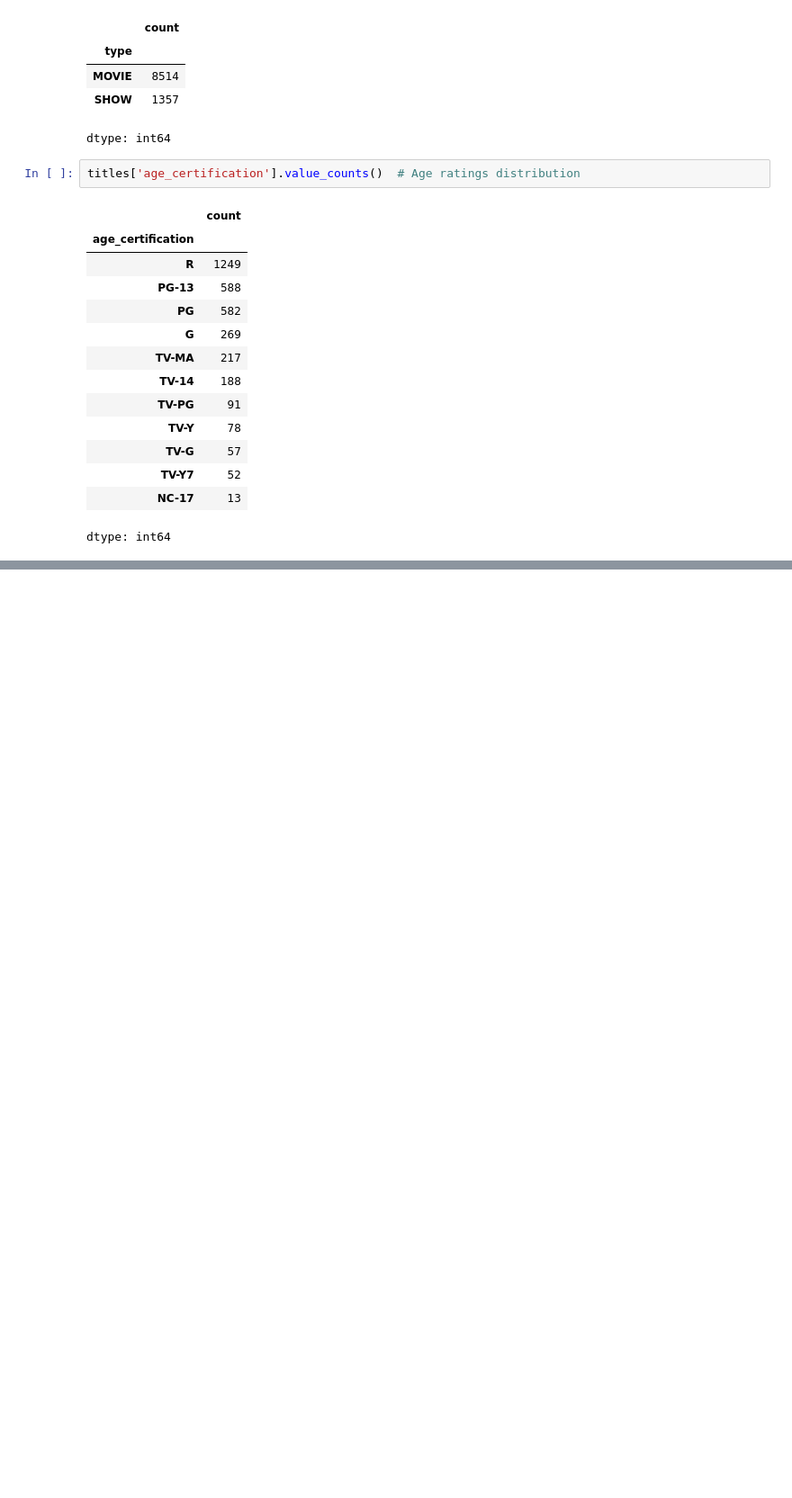
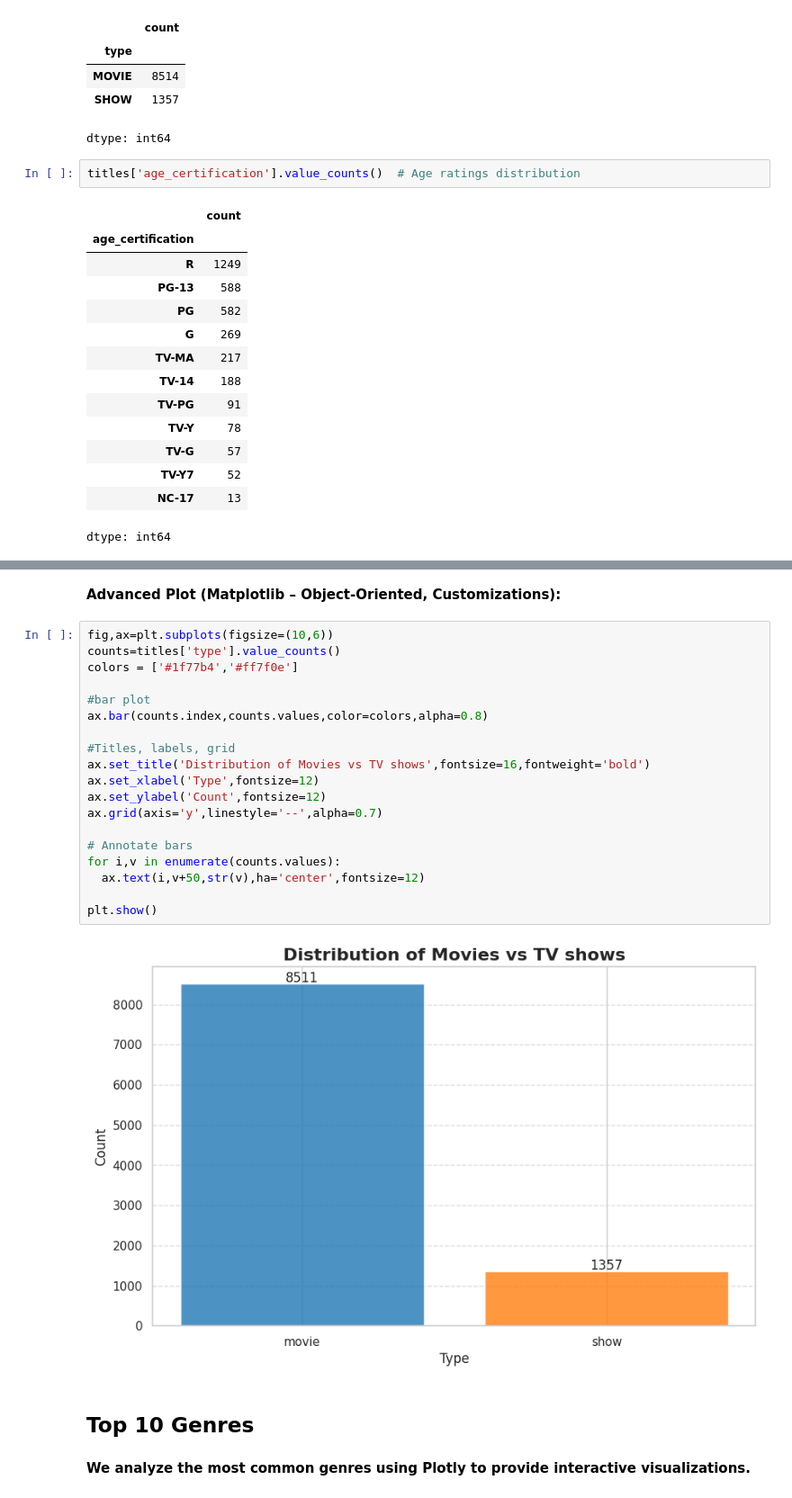
Before and after one commit to naveenyadav1106/prime-video-data-insights, a Jupyter notebook: notebook/Amazon_Prime_Video_Content_Analysis.ipynb, the cells around one changed output, grey strips where cells are left out. Shown at 90% size. Saved outputs shown, nothing was run; the diff lists cells and outputs as text; blank space fills up the shorter version.

```diff
--- a/notebook/Amazon_Prime_Video_Content_Analysis.ipynb
+++ b/notebook/Amazon_Prime_Video_Content_Analysis.ipynb
@@ -168,0 +262,27 @@ dtype: int64
+# %% [markdown]
+**Advanced Plot (Matplotlib – Object-Oriented, Customizations):**
+# %%
+fig,ax=plt.subplots(figsize=(10,6))
+counts=titles['type'].value_counts()
+colors = ['#1f77b4','#ff7f0e']
+
+#bar plot
+ax.bar(counts.index,counts.values,color=colors,alpha=0.8)
+
+#Titles, labels, grid
+ax.set_title('Distribution of Movies vs TV shows',fontsize=16,fontweight='bold')
+ax.set_xlabel('Type',fontsize=12)
+ax.set_ylabel('Count',fontsize=12)
+ax.grid(axis='y',linestyle='--',alpha=0.7)
+
+# Annotate bars
+for i,v in enumerate(counts.values):
+  ax.text(i,v+50,str(v),ha='center',fontsize=12)
+
+plt.show()
+# %% [output]
+[figure, added]
+# %% [markdown]
+## Top 10 Genres
+# %% [markdown]
+**We analyze the most common genres using Plotly to provide interactive visualizations.**
```
Also changed, not shown: parts of 39 cells of this notebook.
